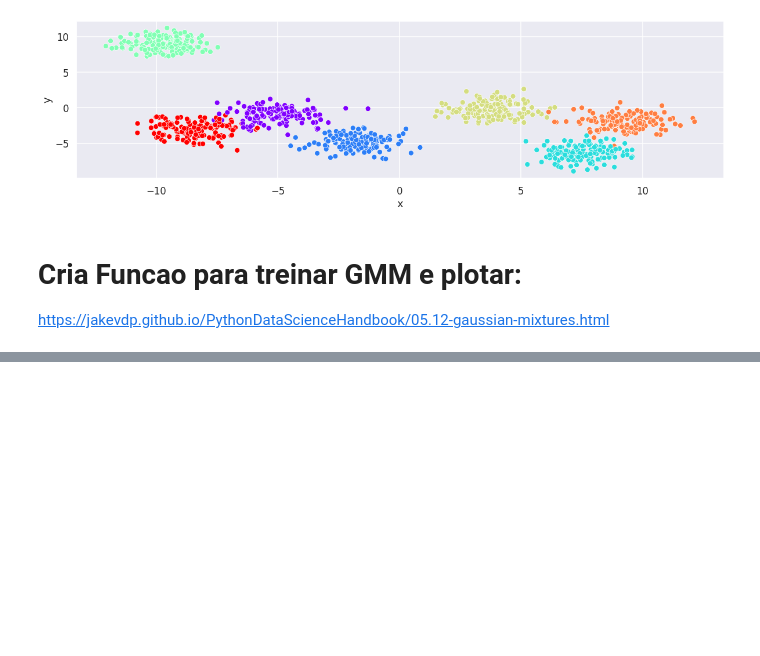
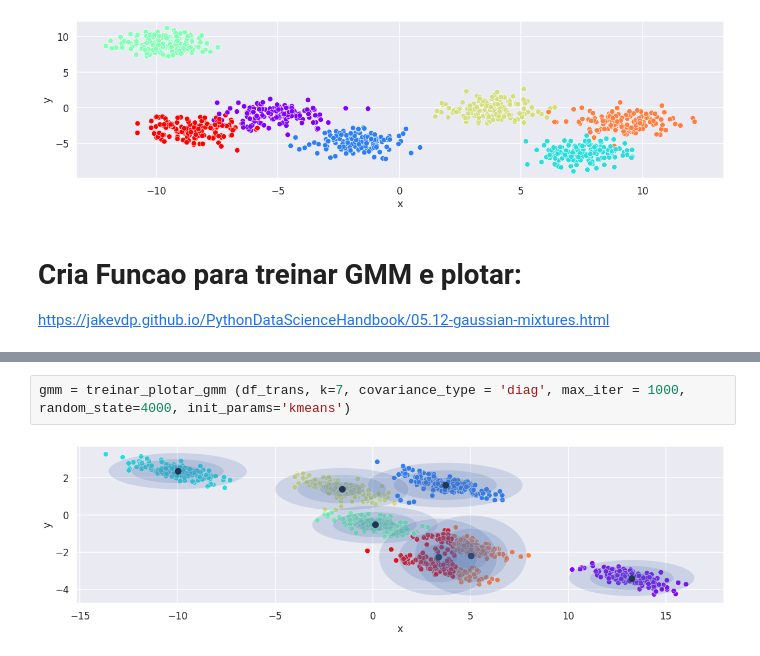
Before and after one commit to leandroleao2k/ImageML, a Jupyter notebook: GMM Cluster.ipynb, the cells around one changed output, grey strips where cells are left out. Cells and saved outputs as stored; diff of their text form; blank space fills up the shorter version.

```diff
--- a/GMM Cluster.ipynb
+++ b/GMM Cluster.ipynb
@@ -168,0 +128,4 @@ for d in distancias[250:-20]:
+# %%
+gmm = treinar_plotar_gmm (df_trans, k=7, covariance_type = 'diag', max_iter = 1000, random_state=4000, init_params='kmeans')
+# %% [output]
+[figure, added]
```
Also changed, not shown: parts of 20 cells of this notebook.
